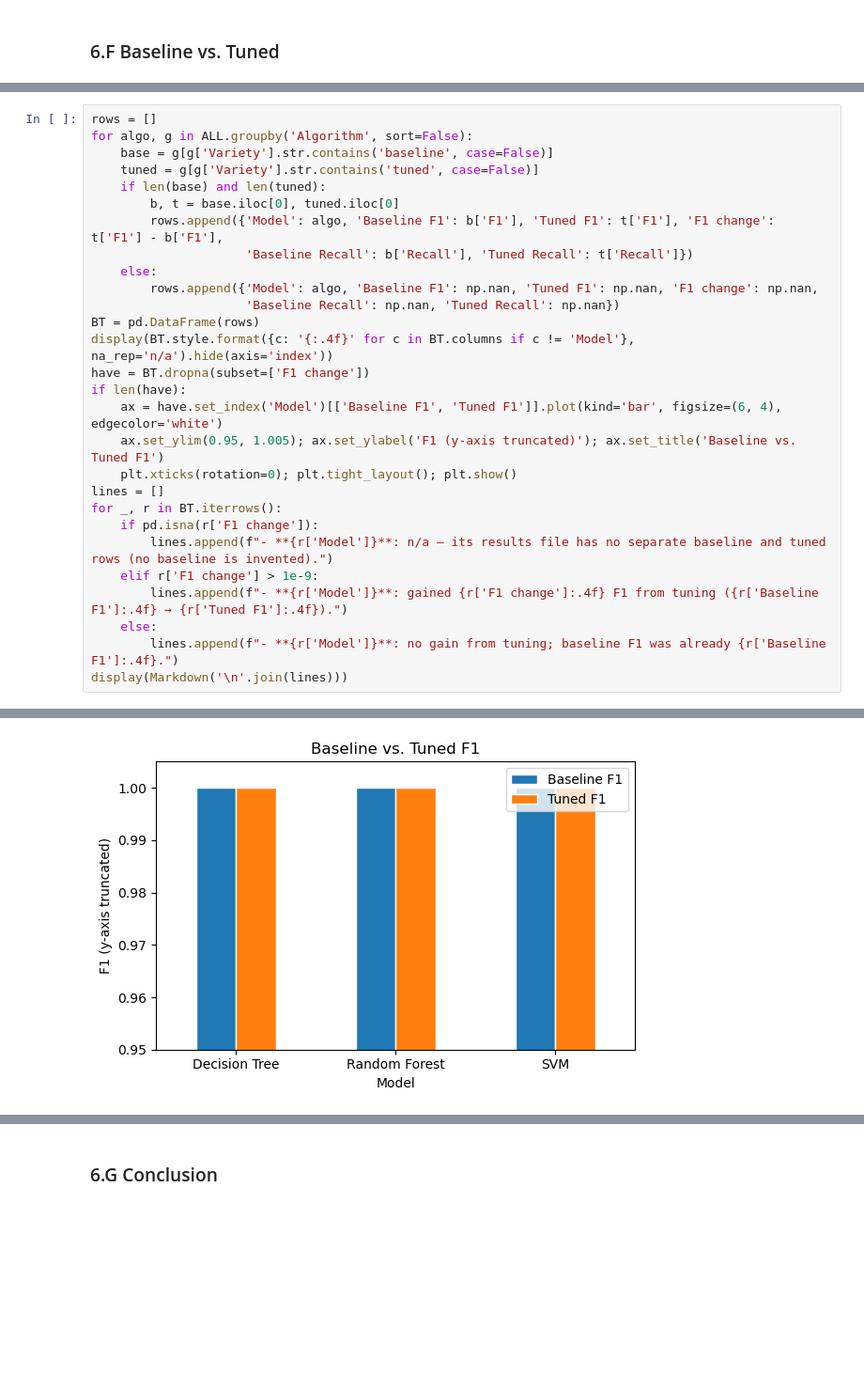
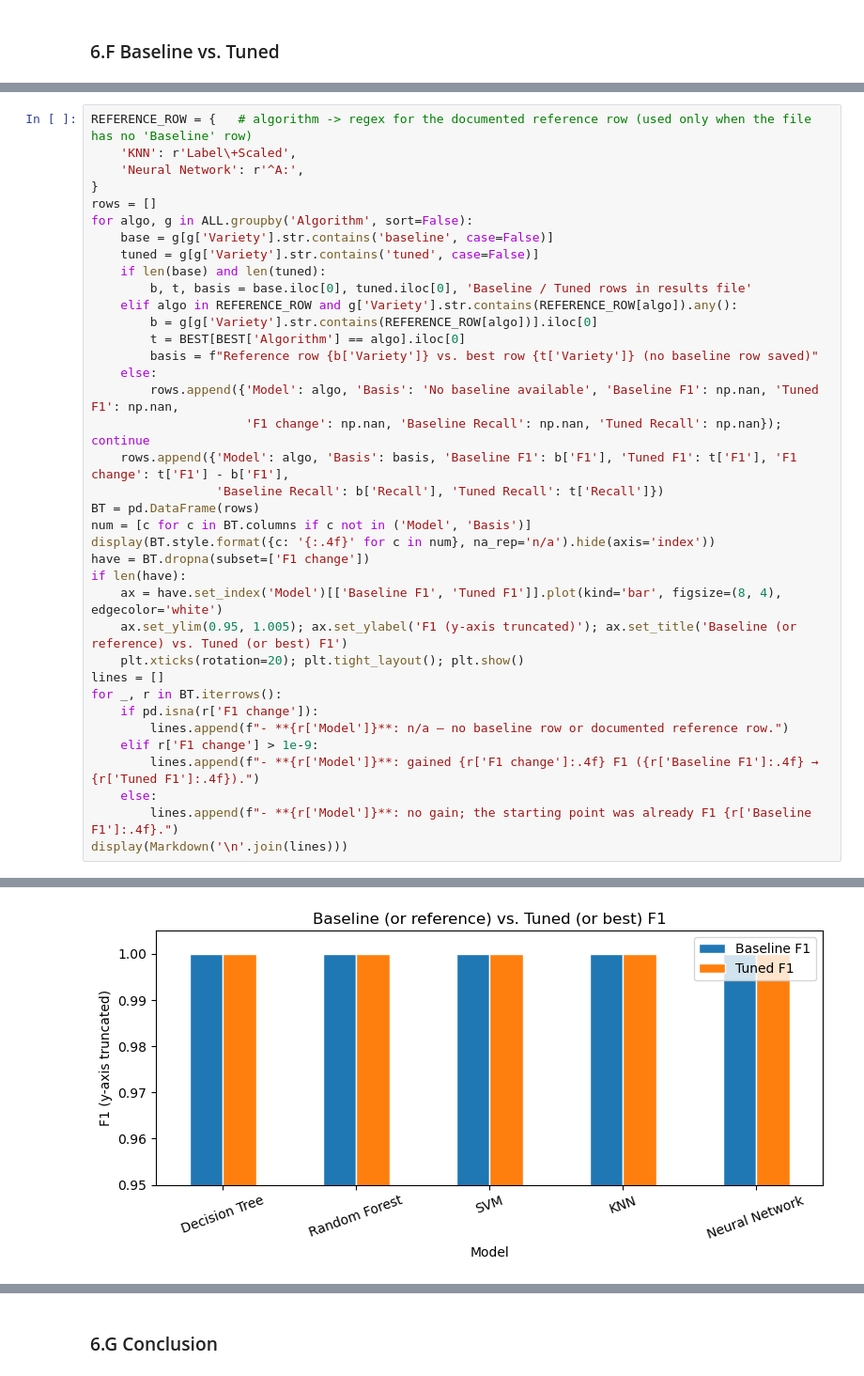
Before and after one commit to Tharaniben/2026-Y2-S1-MLB-B7G1-03, a Jupyter notebook: group_pipeline.ipynb, the cells around one changed output, grey strips where cells are left out. Shown at 94% size. Saved outputs shown, nothing was run; the diff lists cells and outputs as text; blank space fills up the shorter version.

Commit message:
Add updated model comparison section to group_pipeline.ipynb

```diff
--- a/group_pipeline.ipynb
+++ b/group_pipeline.ipynb
@@ -398,29 +404,38 @@ display(Markdown('**Variety differences (computed):**\n' + '\n'.join(notes)))
 # %%
+REFERENCE_ROW = {   # algorithm -> regex for the documented reference row (used only when the file has no 'Baseline' row)
+    'KNN': r'Label\+Scaled',
+    'Neural Network': r'^A:',
+}
 rows = []
 for algo, g in ALL.groupby('Algorithm', sort=False):
     base = g[g['Variety'].str.contains('baseline', case=False)]
     tuned = g[g['Variety'].str.contains('tuned', case=False)]
     if len(base) and len(tuned):
-        b, t = base.iloc[0], tuned.iloc[0]
-        rows.append({'Model': algo, 'Baseline F1': b['F1'], 'Tuned F1': t['F1'], 'F1 change': t['F1'] - b['F1'],
-                     'Baseline Recall': b['Recall'], 'Tuned Recall': t['Recall']})
+        b, t, basis = base.iloc[0], tuned.iloc[0], 'Baseline / Tuned rows in results file'
+    elif algo in REFERENCE_ROW and g['Variety'].str.contains(REFERENCE_ROW[algo]).any():
+        b = g[g['Variety'].str.contains(REFERENCE_ROW[algo])].iloc[0]
+        t = BEST[BEST['Algorithm'] == algo].iloc[0]
+        basis = f"Reference row {b['Variety']} vs. best row {t['Variety']} (no baseline row saved)"
     else:
-        rows.append({'Model': algo, 'Baseline F1': np.nan, 'Tuned F1': np.nan, 'F1 change': np.nan,
-                     'Baseline Recall': np.nan, 'Tuned Recall': np.nan})
+        rows.append({'Model': algo, 'Basis': 'No baseline available', 'Baseline F1': np.nan, 'Tuned F1': np.nan,
+                     'F1 change': np.nan, 'Baseline Recall': np.nan, 'Tuned Recall': np.nan}); continue
+    rows.append({'Model': algo, 'Basis': basis, 'Baseline F1': b['F1'], 'Tuned F1': t['F1'], 'F1 change': t['F1'] - b['F1'],
+                 'Baseline Recall': b['Recall'], 'Tuned Recall': t['Recall']})
 BT = pd.DataFrame(rows)
-display(BT.style.format({c: '{:.4f}' for c in BT.columns if c != 'Model'}, na_rep='n/a').hide(axis='index'))
+num = [c for c in BT.columns if c not in ('Model', 'Basis')]
+display(BT.style.format({c: '{:.4f}' for c in num}, na_rep='n/a').hide(axis='index'))
 have = BT.dropna(subset=['F1 change'])
 if len(have):
-    ax = have.set_index('Model')[['Baseline F1', 'Tuned F1']].plot(kind='bar', figsize=(6, 4), edgecolor='white')
-    ax.set_ylim(0.95, 1.005); ax.set_ylabel('F1 (y-axis truncated)'); ax.set_title('Baseline vs. Tuned F1')
-    plt.xticks(rotation=0); plt.tight_layout(); plt.show()
+    ax = have.set_index('Model')[['Baseline F1', 'Tuned F1']].plot(kind='bar', figsize=(8, 4), edgecolor='white')
+    ax.set_ylim(0.95, 1.005); ax.set_ylabel('F1 (y-axis truncated)'); ax.set_title('Baseline (or reference) vs. Tuned (or best) F1')
+    plt.xticks(rotation=20); plt.tight_layout(); plt.show()
 lines = []
 for _, r in BT.iterrows():
     if pd.isna(r['F1 change']):
-        lines.append(f"- **{r['Model']}**: n/a — its results file has no separate baseline and tuned rows (no baseline is invented).")
+        lines.append(f"- **{r['Model']}**: n/a — no baseline row or documented reference row.")
     elif r['F1 change'] > 1e-9:
-        lines.append(f"- **{r['Model']}**: gained {r['F1 change']:.4f} F1 from tuning ({r['Baseline F1']:.4f} → {r['Tuned F1']:.4f}).")
+        lines.append(f"- **{r['Model']}**: gained {r['F1 change']:.4f} F1 ({r['Baseline F1']:.4f} → {r['Tuned F1']:.4f}).")
     else:
-        lines.append(f"- **{r['Model']}**: no gain from tuning; baseline F1 was already {r['Baseline F1']:.4f}.")
+        lines.append(f"- **{r['Model']}**: no gain; the starting point was already F1 {r['Baseline F1']:.4f}.")
 display(Markdown('\n'.join(lines)))
 # %% [output]
@@ -433 +448 @@ display(Markdown('\n'.join(lines)))
-[figure, old version]
+[figure, new version]
```
Also changed, not shown: parts of 2 cells of this notebook.
